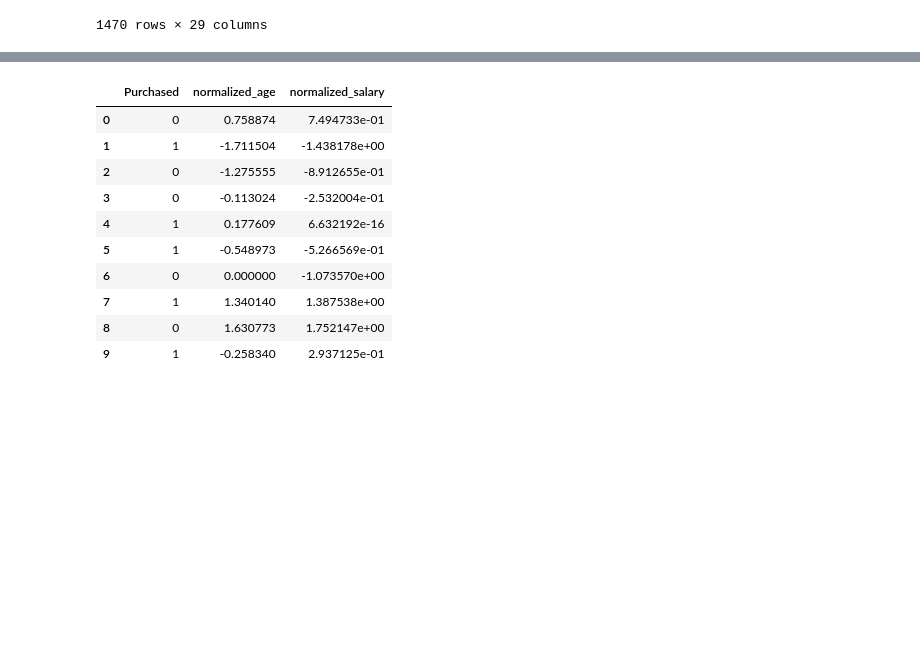
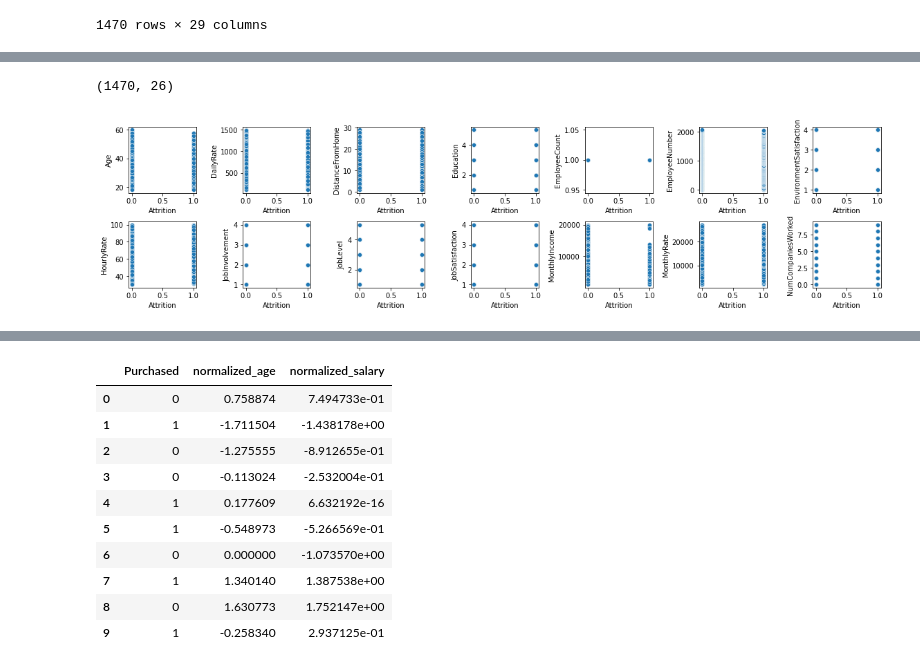
Before and after one commit to mbhoge/ml-model-excercises, a Jupyter notebook: Assignment Supervised Unsupervised Learning/Employee_Attrition_01.ipynb, the cells around one changed output, grey strips where cells are left out. Cells and saved outputs as stored; diff of their text form; code cells hidden in the pictures; blank space fills up the shorter version.

```diff
--- a/Assignment Supervised Unsupervised Learning/Employee_Attrition_01.ipynb
+++ b/Assignment Supervised Unsupervised Learning/Employee_Attrition_01.ipynb
@@ -301,0 +263,23 @@ As these two columns are different in scale, they are Standardized to have commo
+# %%
+df_numerical_features.shape
+# %% [output]
+(1470, 26)
+# %%
+result = pd.concat([df_numerical_features, labels], axis=1, join='inner')
+rows = 2
+cols = 7
+
+fig, ax = plt.subplots(rows, cols, figsize = (16, 4))
+
+col = result.columns
+index = 0
+
+for i in range(rows):
+    for j in range(cols):
+        sns.scatterplot(x = 'Attrition', y = col[index], data = result, ax = ax[i][j])
+        index = index + 1
+
+plt.tight_layout()
+plt.show()
+# %% [output]
+[figure, added]
```
Also changed, not shown: parts of 21 cells of this notebook.
